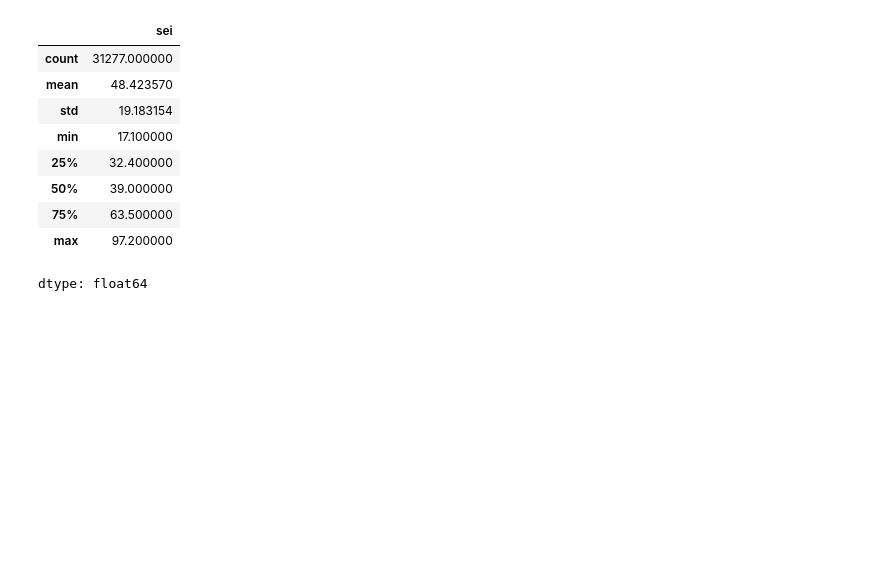
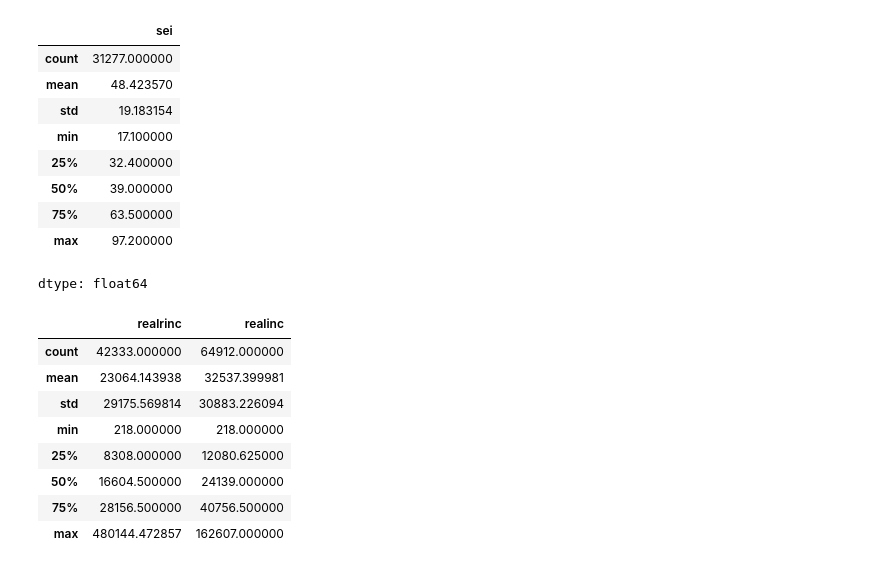
Before and after one commit to fwx5ax/Final-Project-DS3001, a Jupyter notebook: Project.ipynb, the cells around one changed output. Cells and saved outputs as stored; diff of their text form; code cells hidden in the pictures; blank space fills up the shorter version.

```diff
--- a/Project.ipynb
+++ b/Project.ipynb
@@ -261,3 +261,15 @@ gss['sei'].describe()
 | 75% | 63.500000 |
 | max | 97.200000 |
 dtype: float64
+# %%
+gss[['realrinc','realinc']].describe()
+# %% [output]
+|  | realrinc | realinc |
+| count | 42333.000000 | 64912.000000 |
+| mean | 23064.143938 | 32537.399981 |
+| std | 29175.569814 | 30883.226094 |
+| min | 218.000000 | 218.000000 |
+| 25% | 8308.000000 | 12080.625000 |
+| 50% | 16604.500000 | 24139.000000 |
+| 75% | 28156.500000 | 40756.500000 |
+| max | 480144.472857 | 162607.000000 |
```
Also changed, not shown: parts of 13 cells of this notebook.
